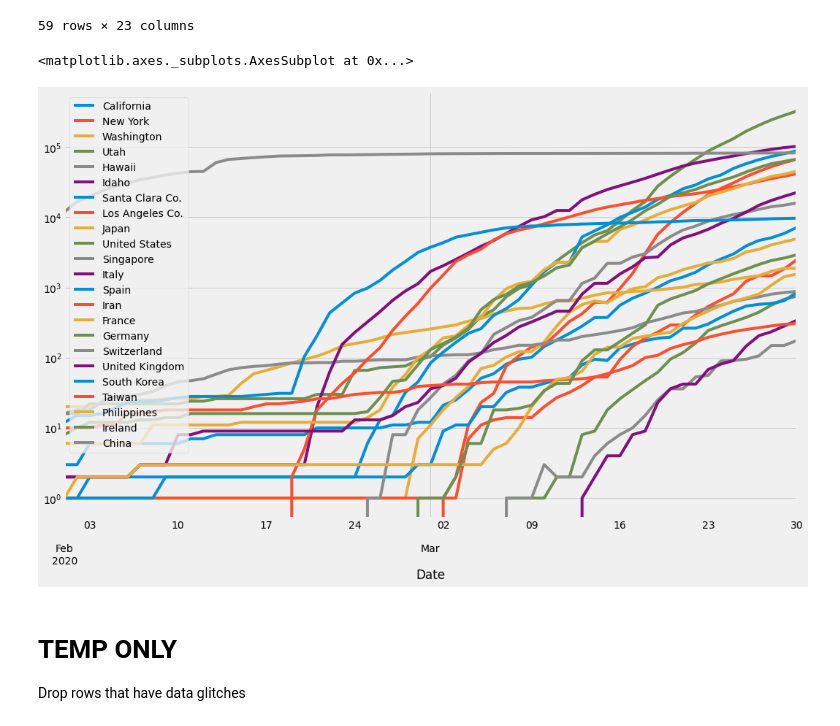
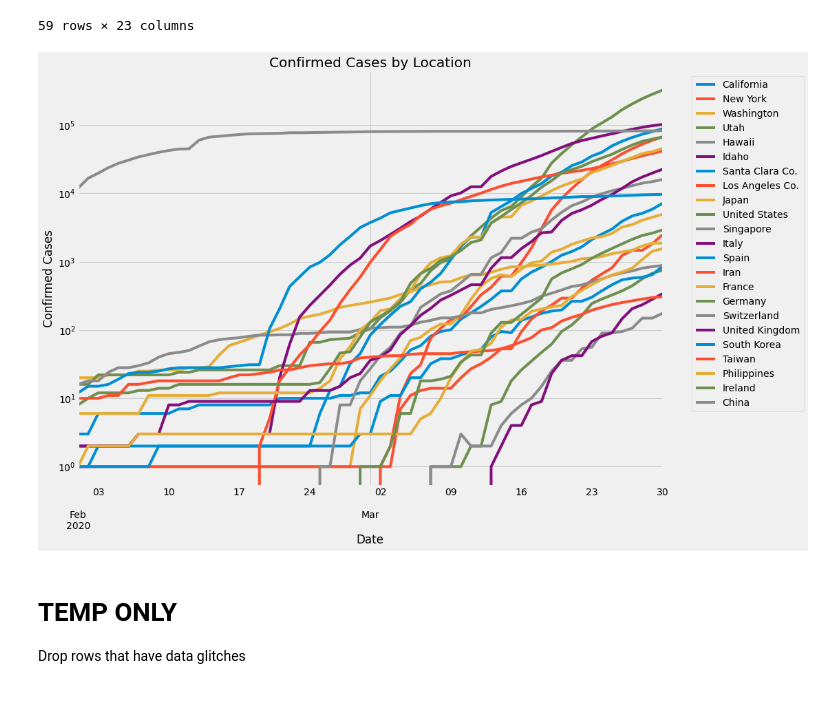
Before and after one commit to dyoung418/COVID-19, a Jupyter notebook: covid_california_analysis v2.ipynb, the cells around one changed output. Drawn from its saved outputs; the diff is of its cells as text; code cells hidden in the pictures; blank space fills up the shorter version.

```diff
--- a/covid_california_analysis v2.ipynb
+++ b/covid_california_analysis v2.ipynb
@@ -168,6 +168,10 @@ df = pd.DataFrame(index = df2.index.unique(),
 
 )
 df = df.loc[~(df==0).all(axis=1)] # drop rows with all zeros
+# The next two drops ensure that if the two source files are out of sync, we don't
+# show the rows where there is zero data for one of them
+df = df.loc[~(df['Italy']==0)] # drop rows if Italy is Zero (from global source)
+df = df.loc[~(df['California']==0)] # drop rows if California is Zero (from US source)
 df = df.loc['2/1/20':,:]
 df
 # %% [output]
@@ -193,9 +197,13 @@ df
 # %%
 #newdf.loc['2/1/20':,:].plot(logy=True)
 df.plot(logy=True)
+plt.legend(bbox_to_anchor=(1.25, 1))
+plt.tight_layout()
+plt.title("Confirmed Cases by Location")
+plt.ylabel("Confirmed Cases")
+sns.despine()
 # %% [output]
-<matplotlib.axes._subplots.AxesSubplot at 0x...>
-[figure, old version]
+[figure, new version]
 # %% [markdown]
 # TEMP ONLY
 Drop rows that have data glitches
```
Also changed, not shown: parts of 11 cells of this notebook, 1 other file.
